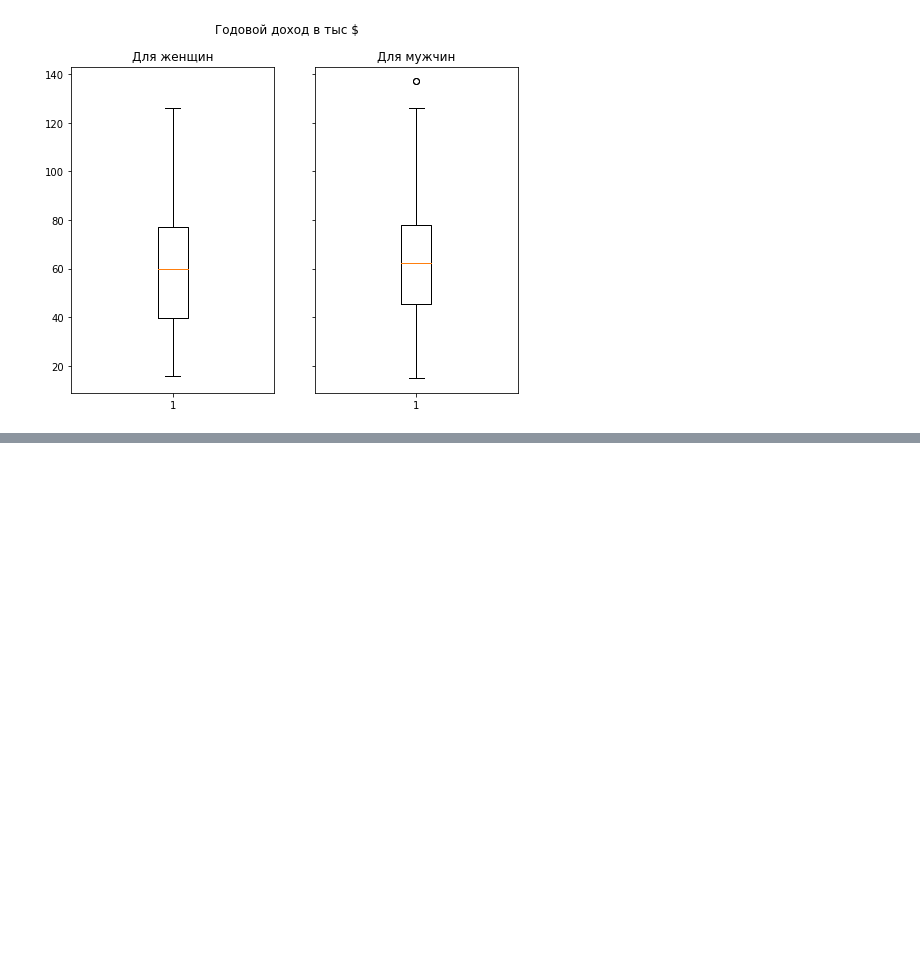
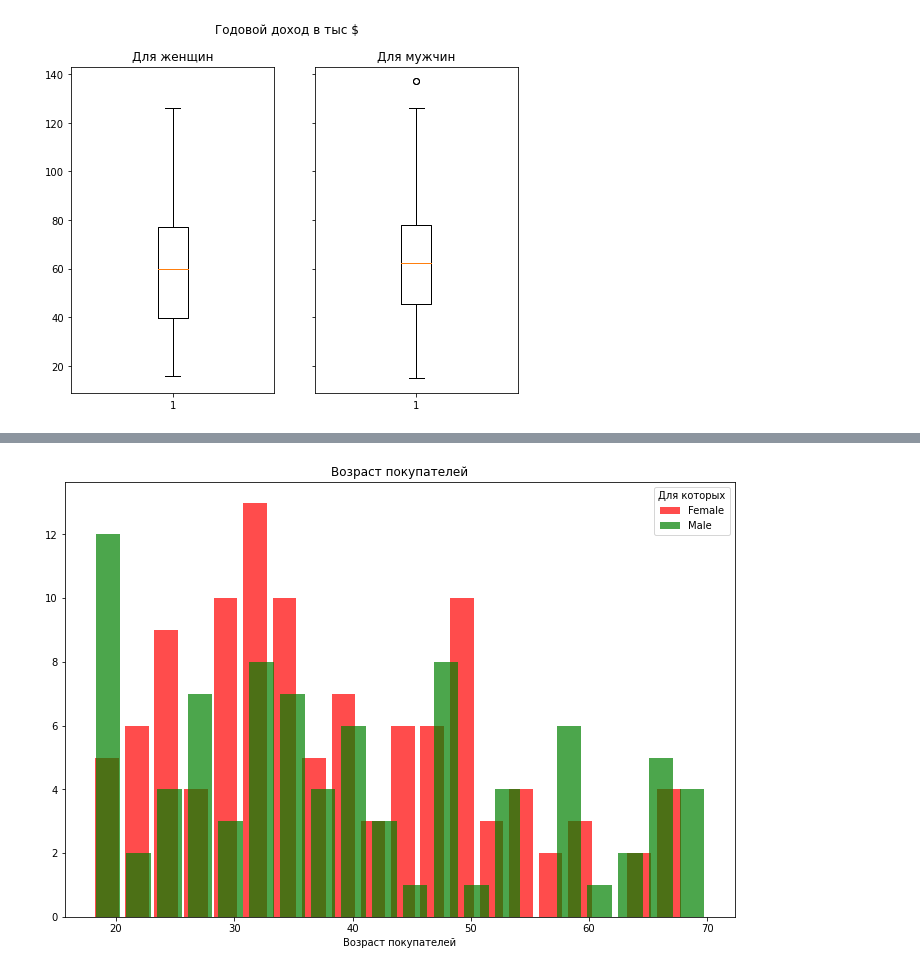
Before and after one commit to YaluninaTatiana/mall-customers-TY, a Jupyter notebook: Посетители магазина.ipynb, the cells around one changed output, grey strips where cells are left out. Saved outputs shown, nothing was run; the diff lists cells and outputs as text; code cells hidden in the pictures; blank space fills up the shorter version.

```diff
--- a/Посетители магазина.ipynb
+++ b/Посетители магазина.ipynb
@@ -131,0 +178,13 @@ df.to_csv('new_mall_customers.csv', index = False)
+# %%
+colors = {'Female': 'red', 'Male': 'green'}
+fix, ax = plt.subplots(figsize = (12, 8))
+for Sex in colors:
+    color = colors[Sex]
+    data = df[df['Sex'] == Sex]
+    ax.hist(data['Age'], bins = 20, rwidth = 0.8, color = color, alpha = 0.7)
+plt.legend(colors, title = 'Для которых')
+plt.xlabel('Возраст покупателей')
+plt.title('Возраст покупателей')
+plt.show();
+# %% [output]
+[figure, added]
```
Also changed, not shown: parts of 6 cells of this notebook.
